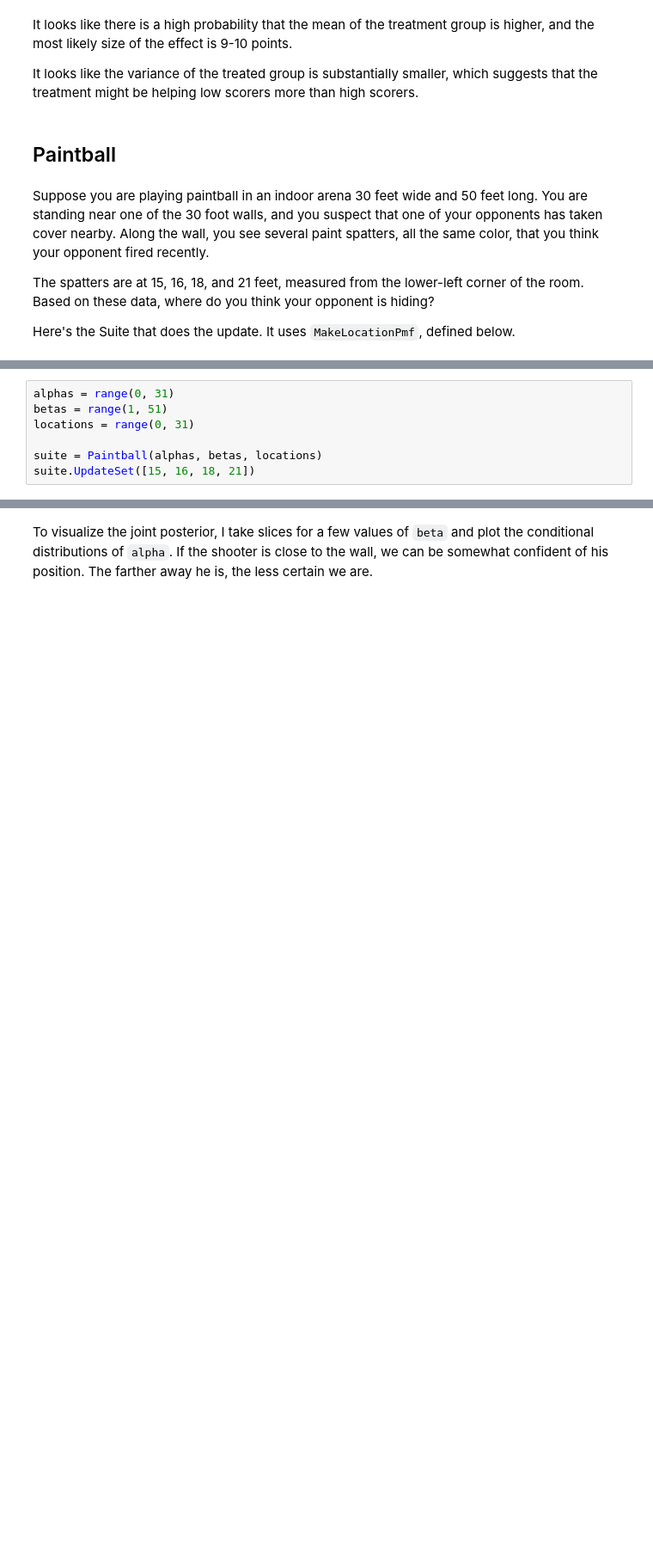
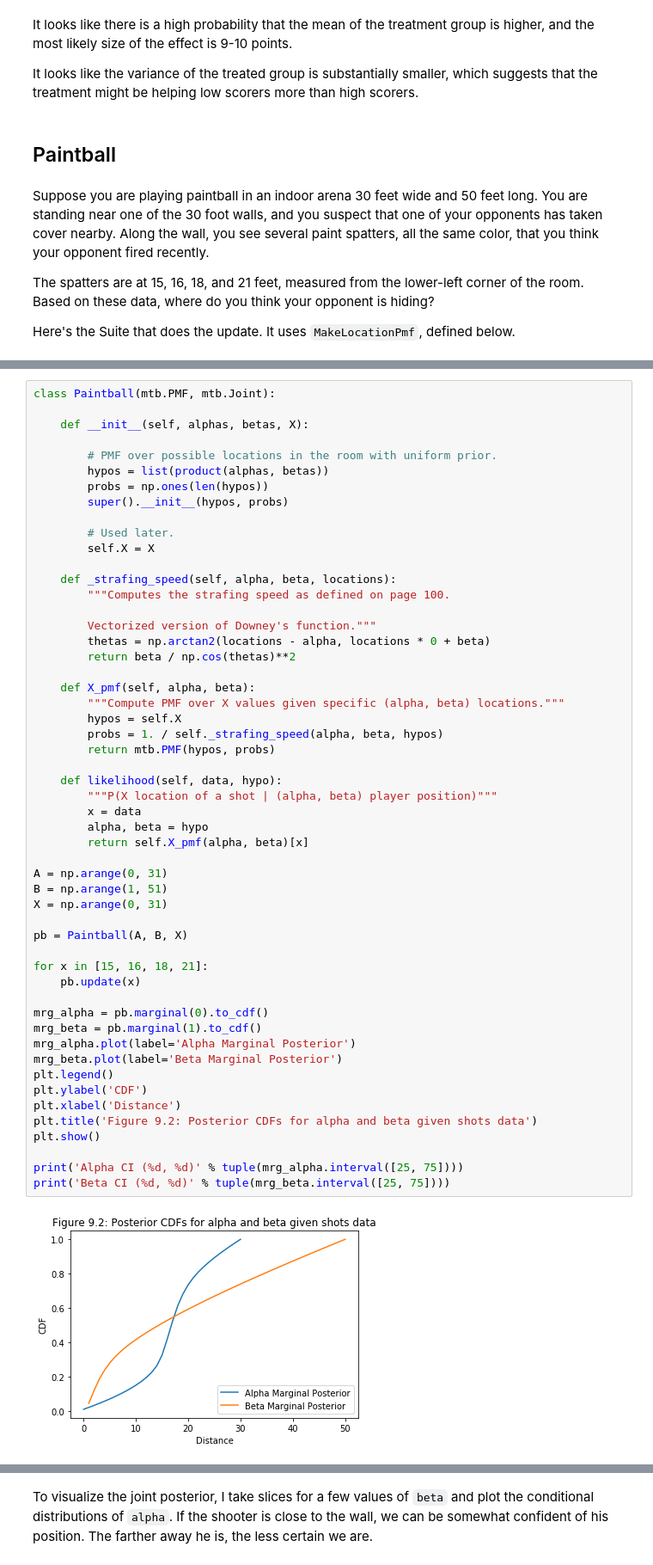
Before and after one commit to alexklibisz/exercises, a Jupyter notebook: think-bayes/chap09.ipynb, the cells around one changed output, grey strips where cells are left out. Shown at 86% size. Cells and saved outputs as stored; diff of their text form; blank space fills up the shorter version.

```diff
--- a/think-bayes/chap09.ipynb
+++ b/think-bayes/chap09.ipynb
@@ -311,7 +242,0 @@ The prior probabilities for `alpha` and `beta` are uniform.
-# %%
-alphas = range(0, 31)
-betas = range(1, 51)
-locations = range(0, 31)
-
-suite = Paintball(alphas, betas, locations)
-suite.UpdateSet([15, 16, 18, 21])
@@ -319,0 +256,55 @@ suite.UpdateSet([15, 16, 18, 21])
+# %%
+class Paintball(mtb.PMF, mtb.Joint):
+
+    def __init__(self, alphas, betas, X):
+
+        # PMF over possible locations in the room with uniform prior.
+        hypos = list(product(alphas, betas))
+        probs = np.ones(len(hypos))
+        super().__init__(hypos, probs)
+
+        # Used later.
+        self.X = X
+
+    def _strafing_speed(self, alpha, beta, locations):
+        """Computes the strafing speed as defined on page 100.
+
+        Vectorized version of Downey's function."""
+        thetas = np.arctan2(locations - alpha, locations * 0 + beta)
+        return beta / np.cos(thetas)**2
+
+    def X_pmf(self, alpha, beta):
+        """Compute PMF over X values given specific (alpha, beta) locations."""
+        hypos = self.X
+        probs = 1. / self._strafing_speed(alpha, beta, hypos)
+        return mtb.PMF(hypos, probs)
+
+    def likelihood(self, data, hypo):
+        """P(X location of a shot | (alpha, beta) player position)"""
+        x = data
+        alpha, beta = hypo
+        return self.X_pmf(alpha, beta)[x]
+
+A = np.arange(0, 31)
+B = np.arange(1, 51)
+X = np.arange(0, 31)
+
+pb = Paintball(A, B, X)
+
+for x in [15, 16, 18, 21]:
+    pb.update(x)
+
+mrg_alpha = pb.marginal(0).to_cdf()
+mrg_beta = pb.marginal(1).to_cdf()
+mrg_alpha.plot(label='Alpha Marginal Posterior')
+mrg_beta.plot(label='Beta Marginal Posterior')
+plt.legend()
+plt.ylabel('CDF')
+plt.xlabel('Distance')
+plt.title('Figure 9.2: Posterior CDFs for alpha and beta given shots data')
+plt.show()
+
+print('Alpha CI (%d, %d)' % tuple(mrg_alpha.interval([25, 75])))
+print('Beta CI (%d, %d)' % tuple(mrg_beta.interval([25, 75])))
+# %% [output]
+[figure, added]
```
Also changed, not shown: parts of 15 cells of this notebook, 1 other file.
